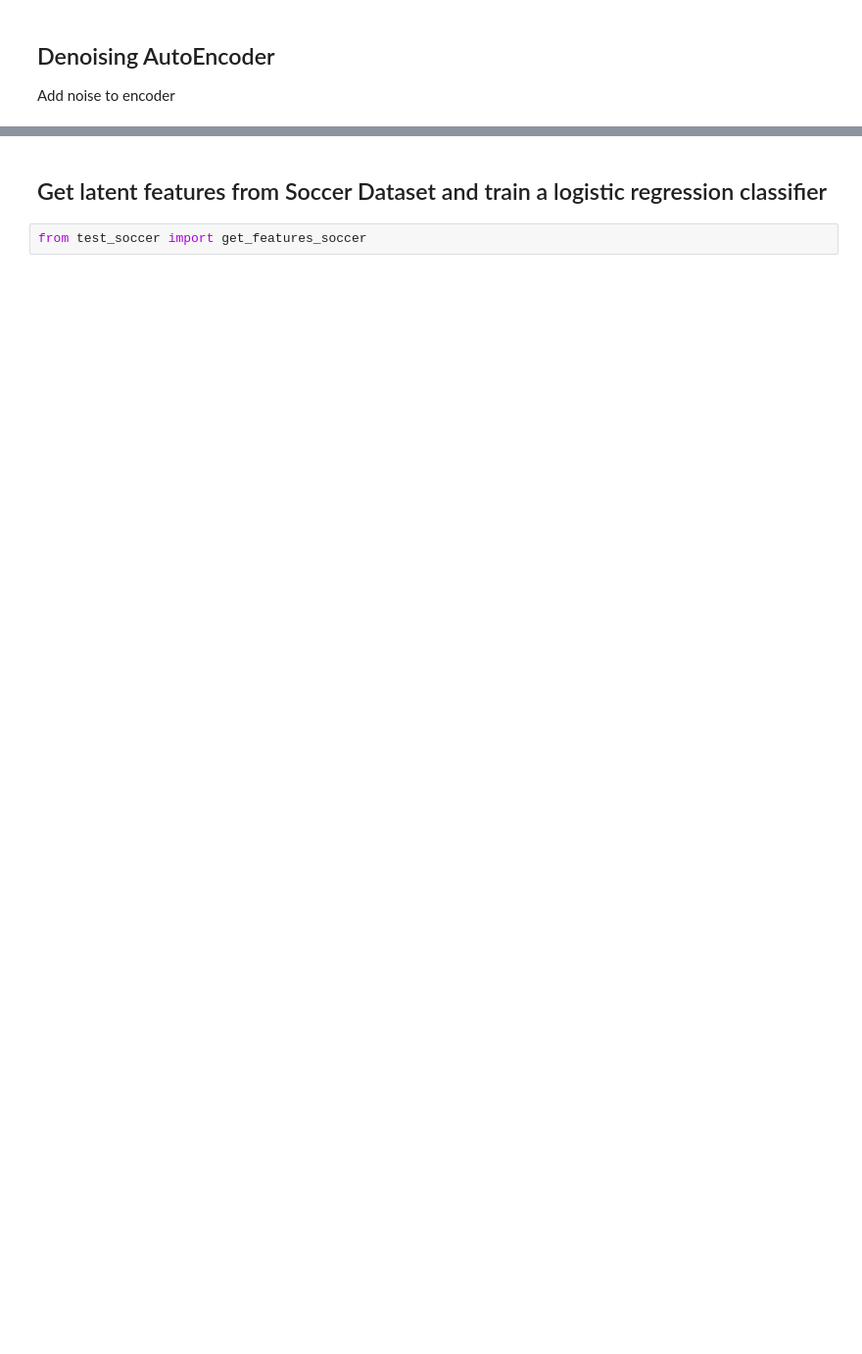
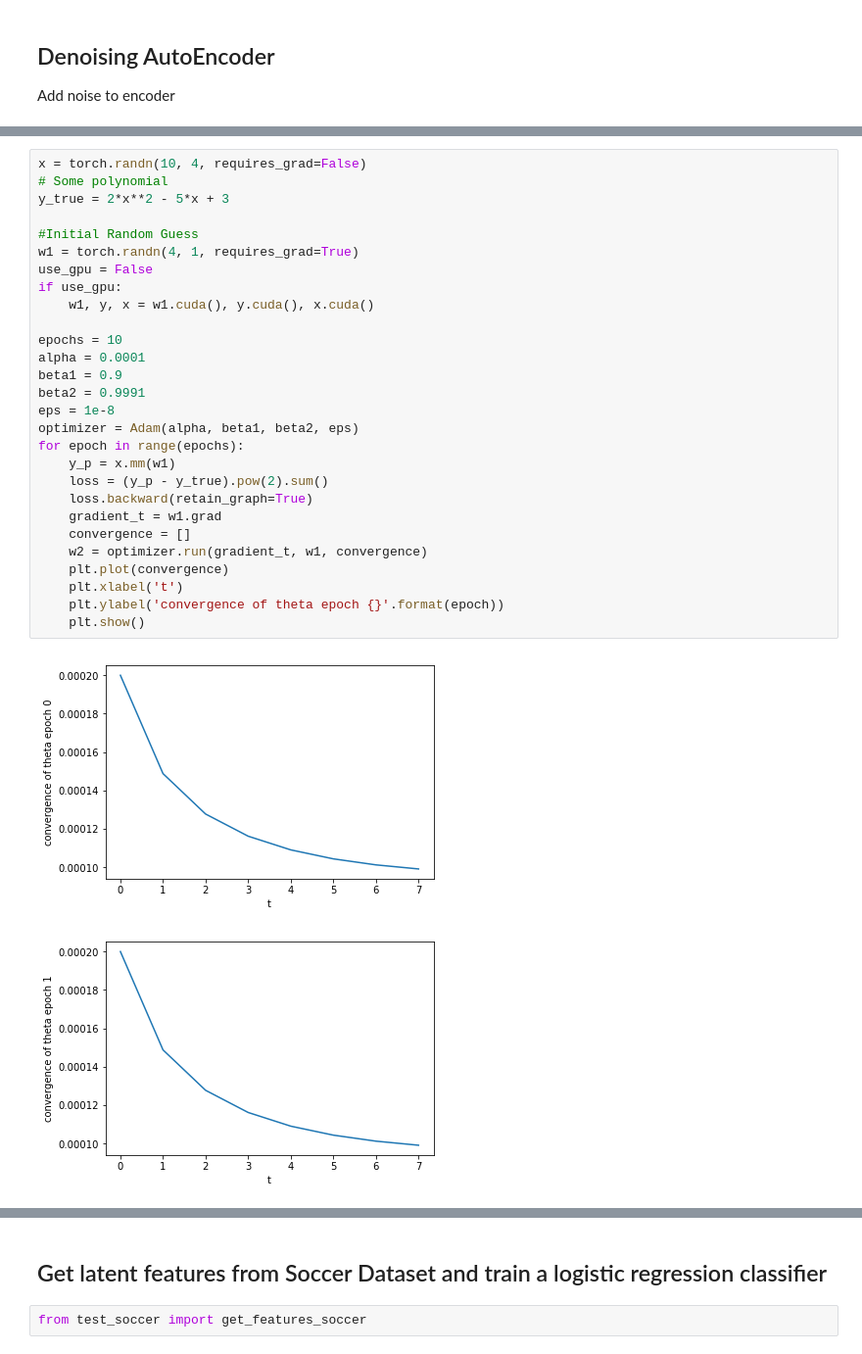
Before and after one commit to MdAsifKhan/cudavision, a Jupyter notebook: Session6/assignment06.ipynb, the cells around one changed output, grey strips where cells are left out. Shown at 98% size. Saved outputs shown, nothing was run; the diff lists cells and outputs as text; blank space fills up the shorter version.

```diff
--- a/Session6/assignment06.ipynb
+++ b/Session6/assignment06.ipynb
@@ -263,0 +321,31 @@ print(classification_report(test_labels_, predict_labels))
+# %%
+x = torch.randn(10, 4, requires_grad=False)
+# Some polynomial
+y_true = 2*x**2 - 5*x + 3
+
+#Initial Random Guess
+w1 = torch.randn(4, 1, requires_grad=True)
+use_gpu = False
+if use_gpu:
+    w1, y, x = w1.cuda(), y.cuda(), x.cuda()
+
+epochs = 10
+alpha = 0.0001
+beta1 = 0.9
+beta2 = 0.9991
+eps = 1e-8
+optimizer = Adam(alpha, beta1, beta2, eps)
+for epoch in range(epochs):
+    y_p = x.mm(w1)
+    loss = (y_p - y_true).pow(2).sum()
+    loss.backward(retain_graph=True)
+    gradient_t = w1.grad
+    convergence = []
+    w2 = optimizer.run(gradient_t, w1, convergence)
+    plt.plot(convergence)
+    plt.xlabel('t')
+    plt.ylabel('convergence of theta epoch {}'.format(epoch))
+    plt.show()
+# %% [output]
+[figure, added]
+[figure, added]
```
Also changed, not shown: parts of 31 cells of this notebook.
